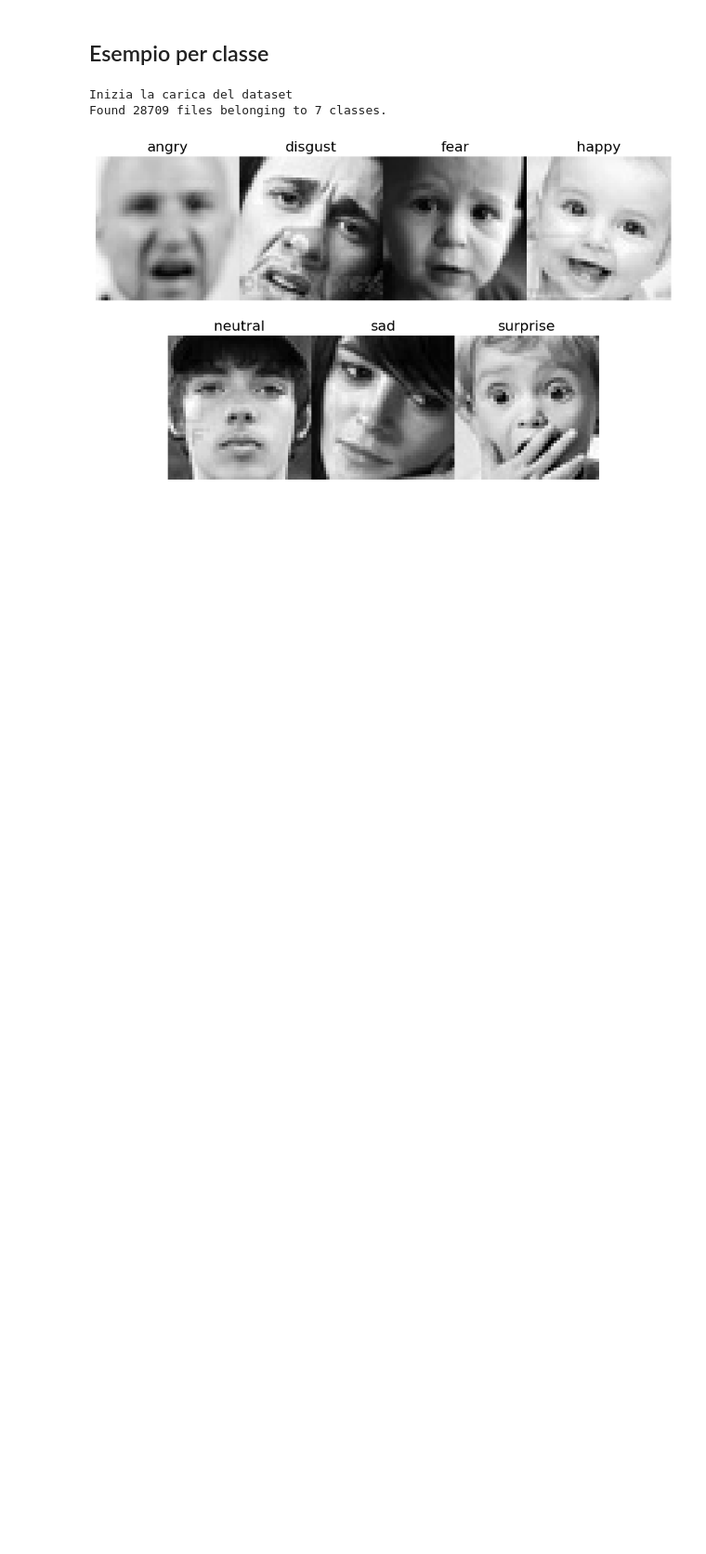
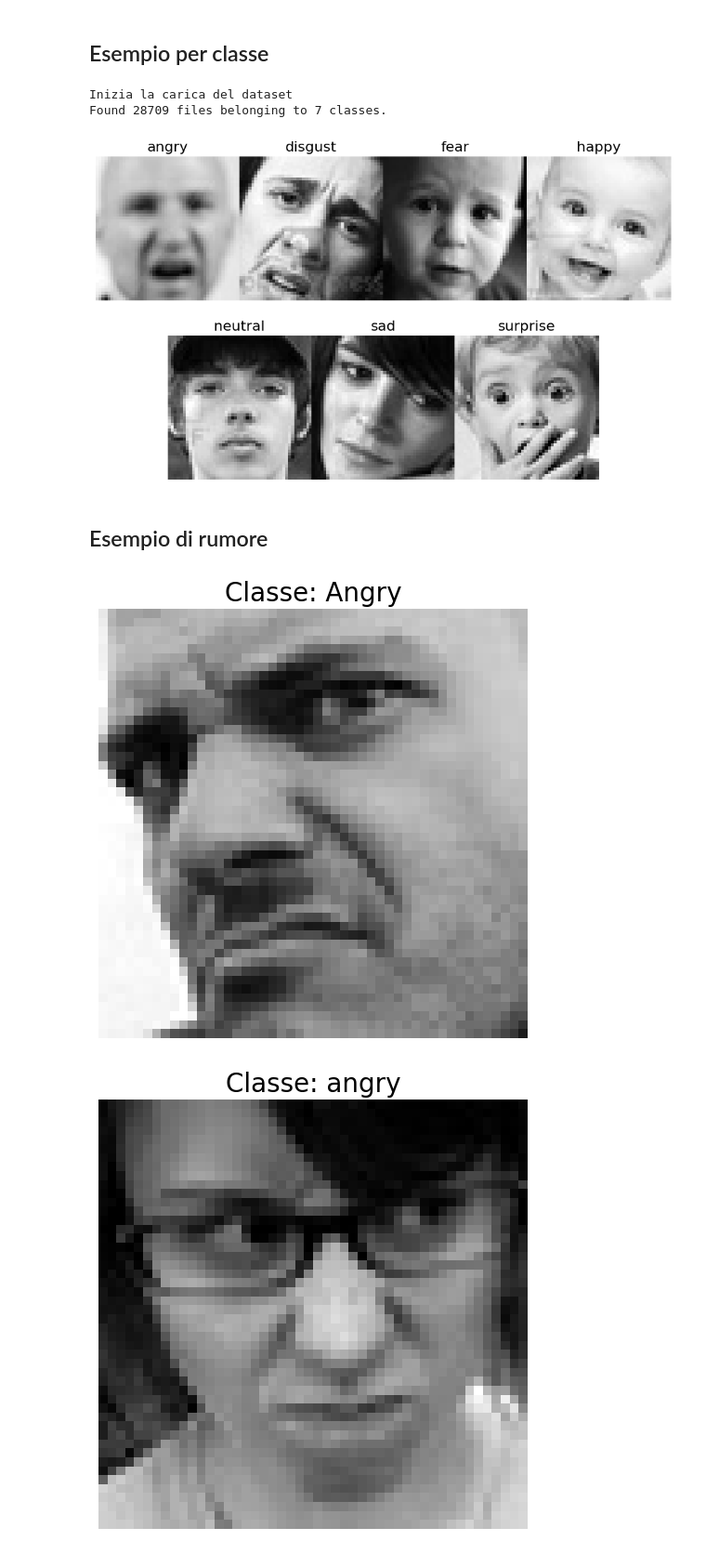
Before and after one commit to Negrini085/DeepLearning, a Jupyter notebook: Progetto/Dataset/dataset.ipynb, the cells around one changed output. Shown at 93% size. Cells and saved outputs as stored; diff of their text form; code cells hidden in the pictures; blank space fills up the shorter version.

```diff
--- a/Progetto/Dataset/dataset.ipynb
+++ b/Progetto/Dataset/dataset.ipynb
@@ -182,3 +182,27 @@ for row in range(n_rows):
 plt.show()
 # %% [output]
 [figure]
+# %% [markdown]
+## Esempio di rumore
+# %%
+images, labels = next(iter(trDat))
+cls = ['angry', 'disgust', 'fear', 'happy', 'neutral', 'sad', 'surprise']
+
+for i, lab in enumerate(labels):
+    if np.argmax(lab) == 0:
+        img = images[i].numpy().astype("uint8")
+label = "Angry" #cls[np.argmax(labels[0].numpy())]
+
+plt.figure(figsize=(6,6))
+plt.imshow(img.squeeze(), cmap="gray")
+plt.title(f"Classe: {label}", fontsize = 20)
+plt.axis("off")
+
+plt.figure(figsize=(6,6))
+plt.imshow(images[1].numpy().astype("uint8").squeeze(), cmap="gray")
+plt.title(f"Classe: " + cls[np.argmax(labels[1].numpy())], fontsize = 20)
+plt.axis("off")
+plt.show()
+# %% [output]
+[figure, added]
+[figure, added]
```
Also changed, not shown: 2 other files.
